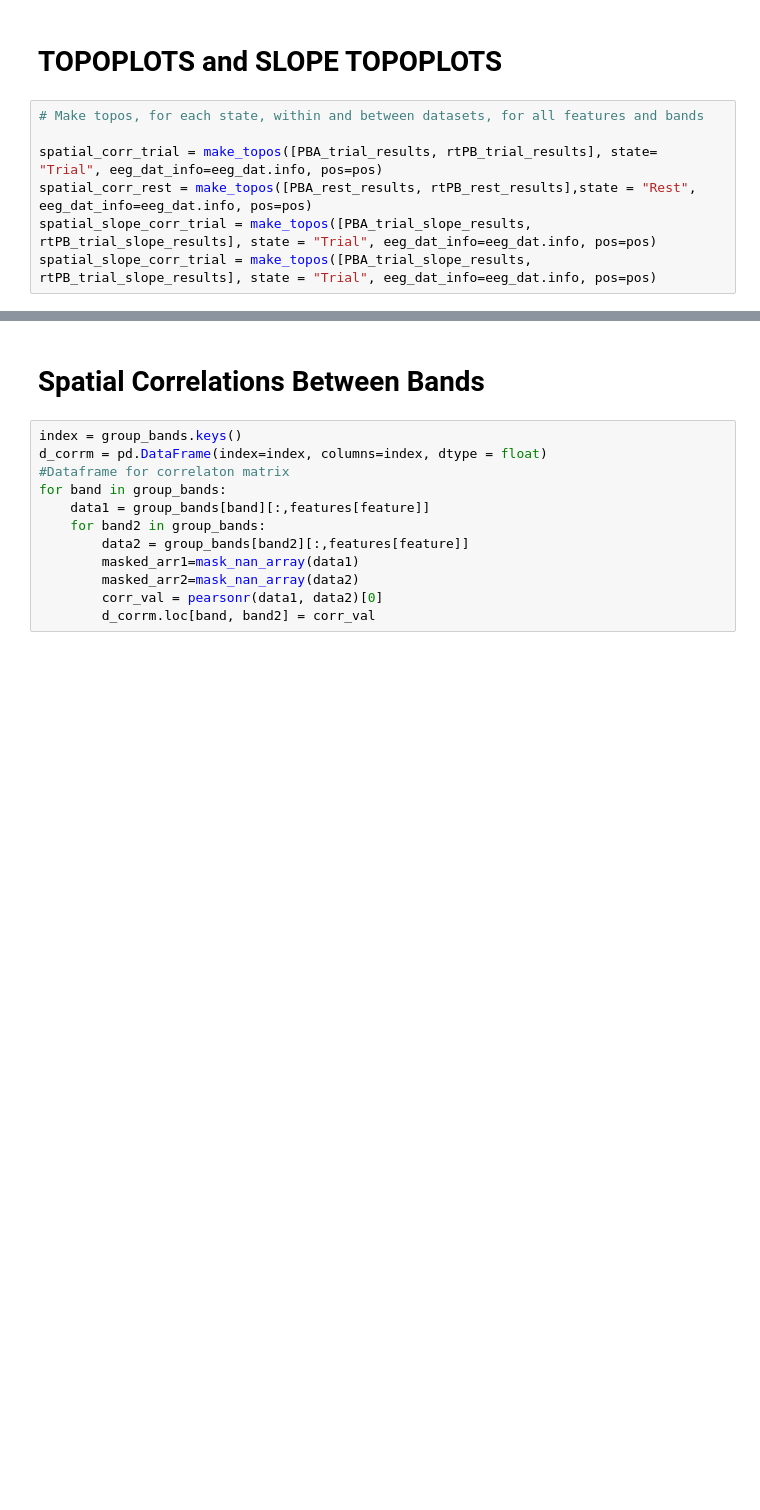
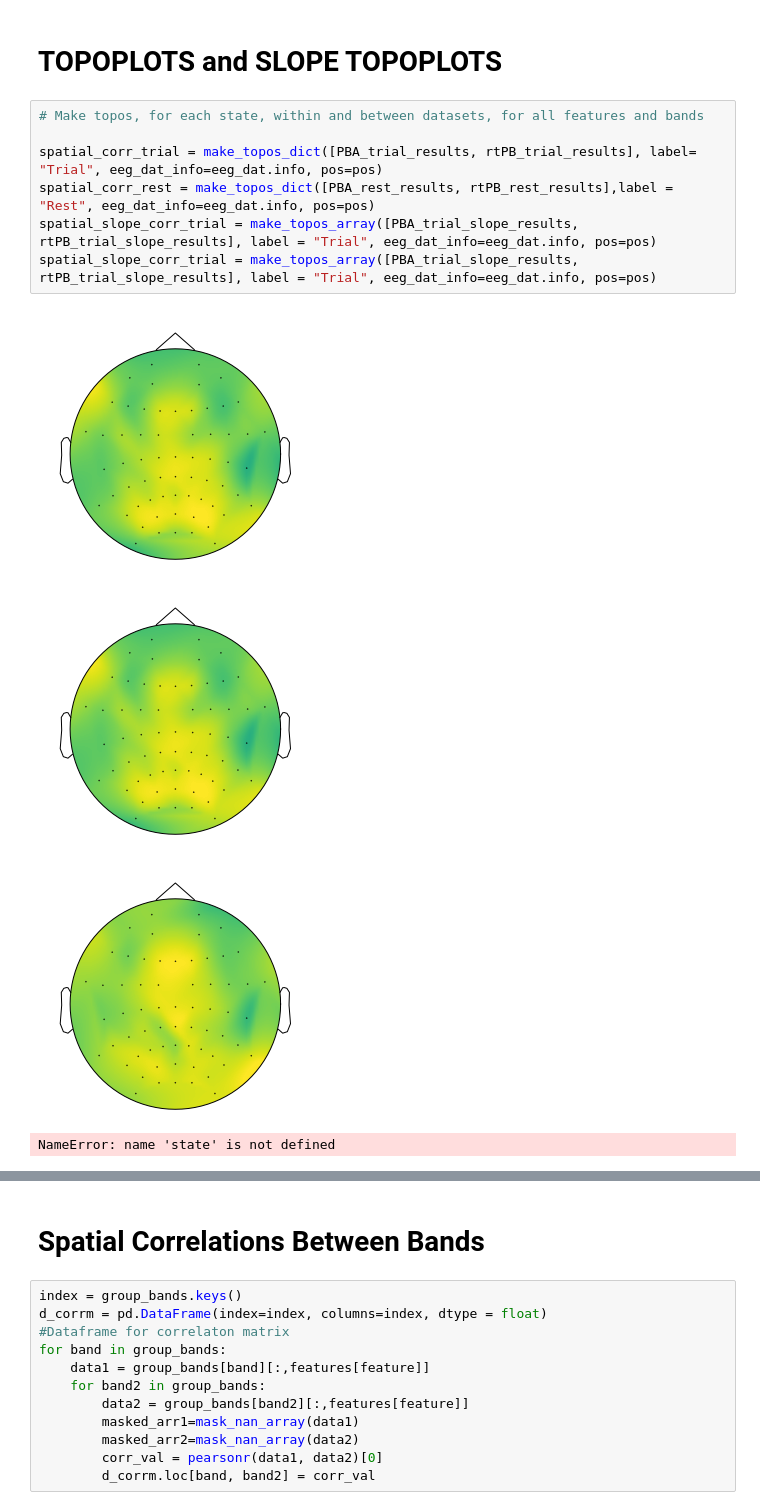
Before and after one commit to voytekresearch/EEGMapping, a Jupyter notebook: local/notebooks/GroupAnalysis.ipynb, the cells around one changed output, grey strips where cells are left out. Saved outputs shown, nothing was run; the diff lists cells and outputs as text; blank space fills up the shorter version.

```diff
--- a/local/notebooks/GroupAnalysis.ipynb
+++ b/local/notebooks/GroupAnalysis.ipynb
@@ -221,7 +254,12 @@ rtPB_across_slope_corr_trial = run_array_across_blocks('rtPB', rtPB_trial_slope_
 # %%
 # Make topos, for each state, within and between datasets, for all features and bands
 
-spatial_corr_trial = make_topos([PBA_trial_results, rtPB_trial_results], state= "Trial", eeg_dat_info=eeg_dat.info, pos=pos)
-spatial_corr_rest = make_topos([PBA_rest_results, rtPB_rest_results],state = "Rest", eeg_dat_info=eeg_dat.info, pos=pos)
-spatial_slope_corr_trial = make_topos([PBA_trial_slope_results, rtPB_trial_slope_results], state = "Trial", eeg_dat_info=eeg_dat.info, pos=pos)
-spatial_slope_corr_trial = make_topos([PBA_trial_slope_results, rtPB_trial_slope_results], state = "Trial", eeg_dat_info=eeg_dat.info, pos=pos)
+spatial_corr_trial = make_topos_dict([PBA_trial_results, rtPB_trial_results], label= "Trial", eeg_dat_info=eeg_dat.info, pos=pos)
+spatial_corr_rest = make_topos_dict([PBA_rest_results, rtPB_rest_results],label = "Rest", eeg_dat_info=eeg_dat.info, pos=pos)
+spatial_slope_corr_trial = make_topos_array([PBA_trial_slope_results, rtPB_trial_slope_results], label = "Trial", eeg_dat_info=eeg_dat.info, pos=pos)
+spatial_slope_corr_trial = make_topos_array([PBA_trial_slope_results, rtPB_trial_slope_results], label = "Trial", eeg_dat_info=eeg_dat.info, pos=pos)
+# %% [output]
+[figure, added]
+[figure, added]
+[figure, added]
+NameError: name 'state' is not defined
```
Also changed, not shown: parts of 9 cells of this notebook.
